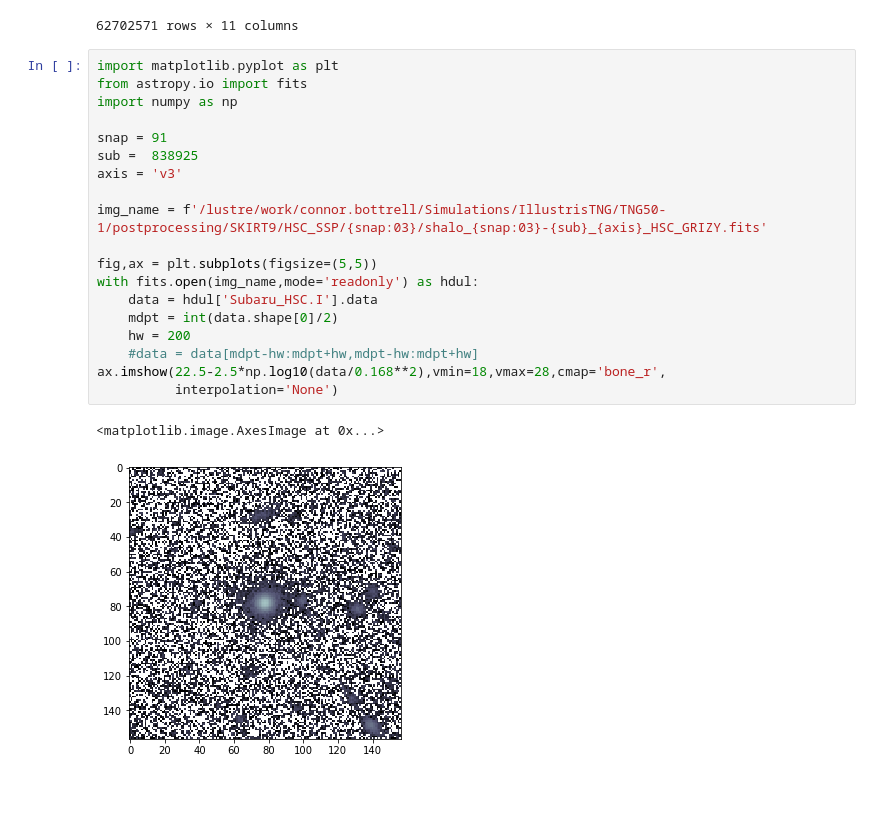
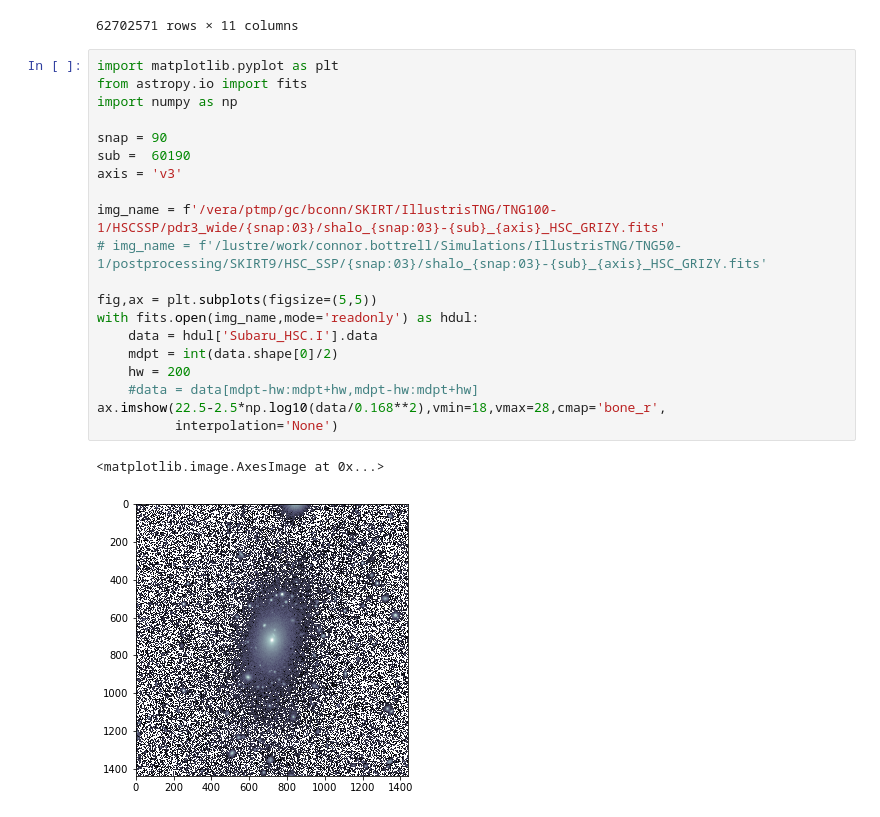
Before and after one commit to cbottrell/RealSim_HSC, a Jupyter notebook: testing.ipynb, the cells around one changed output. Saved outputs shown, nothing was run; the diff lists cells and outputs as text; blank space fills up the shorter version.

```diff
--- a/testing.ipynb
+++ b/testing.ipynb
@@ -1752,22 +1757,23 @@ df
 # %%
 import matplotlib.pyplot as plt
 from astropy.io import fits
 import numpy as np
 
-snap = 91
-sub =  838925
+snap = 90
+sub =  60190
 axis = 'v3'
 
-img_name = f'/lustre/work/connor.bottrell/Simulations/IllustrisTNG/TNG50-1/postprocessing/SKIRT9/HSC_SSP/{snap:03}/shalo_{snap:03}-{sub}_{axis}_HSC_GRIZY.fits'
+img_name = f'/vera/ptmp/gc/bconn/SKIRT/IllustrisTNG/TNG100-1/HSCSSP/pdr3_wide/{snap:03}/shalo_{snap:03}-{sub}_{axis}_HSC_GRIZY.fits'
+# img_name = f'/lustre/work/connor.bottrell/Simulations/IllustrisTNG/TNG50-1/postprocessing/SKIRT9/HSC_SSP/{snap:03}/shalo_{snap:03}-{sub}_{axis}_HSC_GRIZY.fits'
 
 fig,ax = plt.subplots(figsize=(5,5))
 with fits.open(img_name,mode='readonly') as hdul:
     data = hdul['Subaru_HSC.I'].data
     mdpt = int(data.shape[0]/2)
     hw = 200
     #data = data[mdpt-hw:mdpt+hw,mdpt-hw:mdpt+hw]
 ax.imshow(22.5-2.5*np.log10(data/0.168**2),vmin=18,vmax=28,cmap='bone_r',
           interpolation='None')
 # %% [output]
 <matplotlib.image.AxesImage at 0x...>
-[figure, old version]
+[figure, new version]
```
Also changed, not shown: parts of 9 cells of this notebook, 2 other files.
